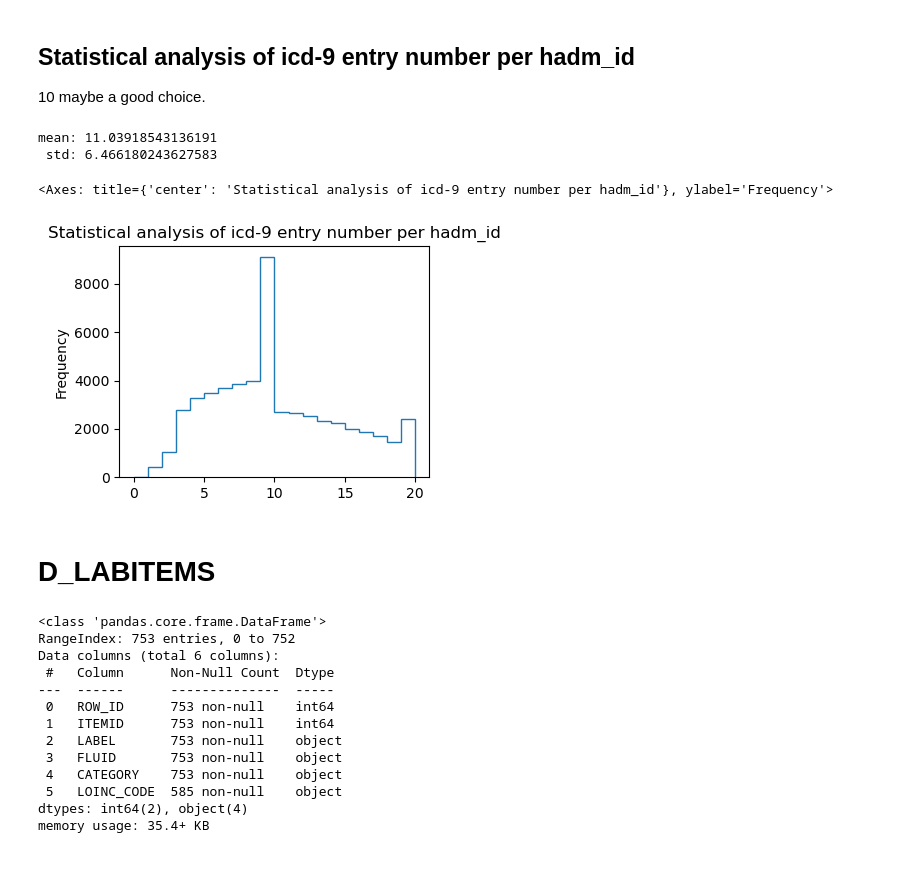
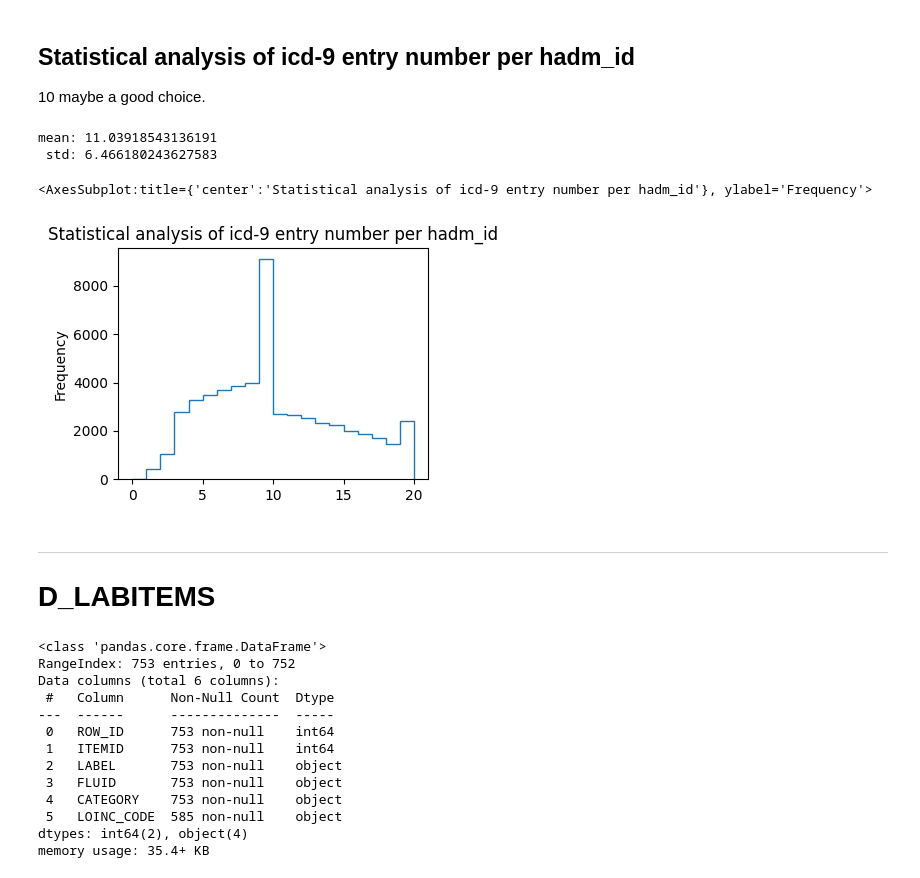
Before and after one commit to Nemo4110/GNNs-Driven-Clinical-Decision-Making-Assistance, a Jupyter notebook: notebook/explore.ipynb, the cells around one changed output. Saved outputs shown, nothing was run; the diff lists cells and outputs as text; code cells hidden in the pictures.

```diff
--- a/notebook/explore.ipynb
+++ b/notebook/explore.ipynb
@@ -226,13 +221,16 @@ df_diagnoses_icd[df_diagnoses_icd.SUBJECT_ID == query_subject_id].merge(df_d_dia
 # %%
 ser_icd9_entry_number_per_hadm_id = df_diagnoses_icd.groupby('HADM_ID').apply(lambda x: x.shape[0])
 print(f"mean: {ser_icd9_entry_number_per_hadm_id.mean()}", "\n", f"std: {ser_icd9_entry_number_per_hadm_id.std()}")
-ser_icd9_entry_number_per_hadm_id.plot(kind='hist', bins=20, range=(0, 20), histtype="step", figsize=(4, 3), title="Statistical analysis of icd-9 entry number per hadm_id")
+ser_icd9_entry_number_per_hadm_id.plot(
+    kind='hist', bins=20, range=(0, 20), histtype="step", figsize=(4, 3), title="Statistical analysis of icd-9 entry number per hadm_id")
 # %% [output]
 mean: 11.03918543136191
  std: 6.466180243627583
-<Axes: title={'center': 'Statistical analysis of icd-9 entry number per hadm_id'}, ylabel='Frequency'>
+<AxesSubplot:title={'center':'Statistical analysis of icd-9 entry number per hadm_id'}, ylabel='Frequency'>
-[figure, old version]
+[figure, new version]
 # %% [markdown]
+---
+
 # D_LABITEMS
 # %%
 df_d_labitems = pd.read_csv(os.path.join(path_dataset, "D_LABITEMS.csv.gz"))
```
Also changed, not shown: parts of 49 cells of this notebook, 9 other files.
